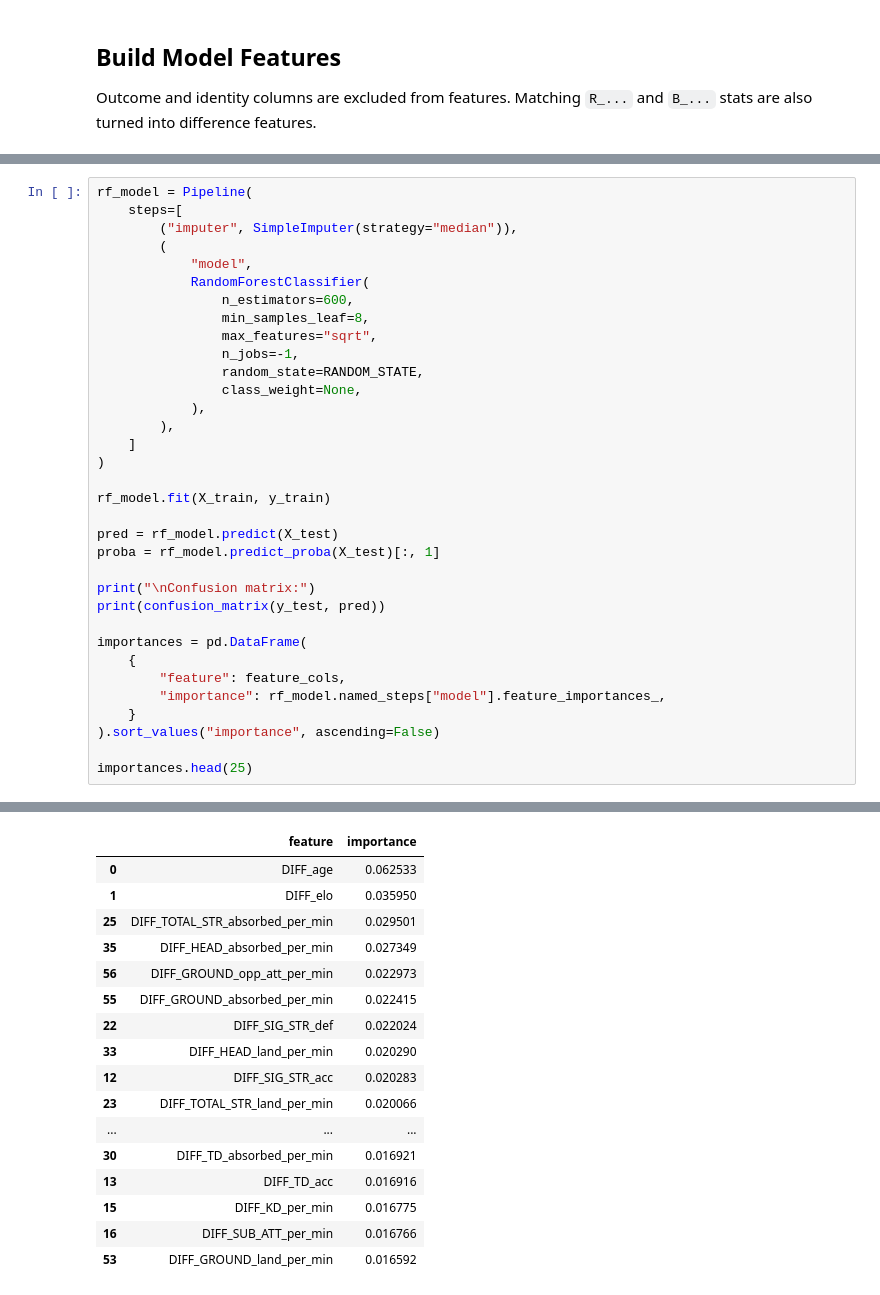
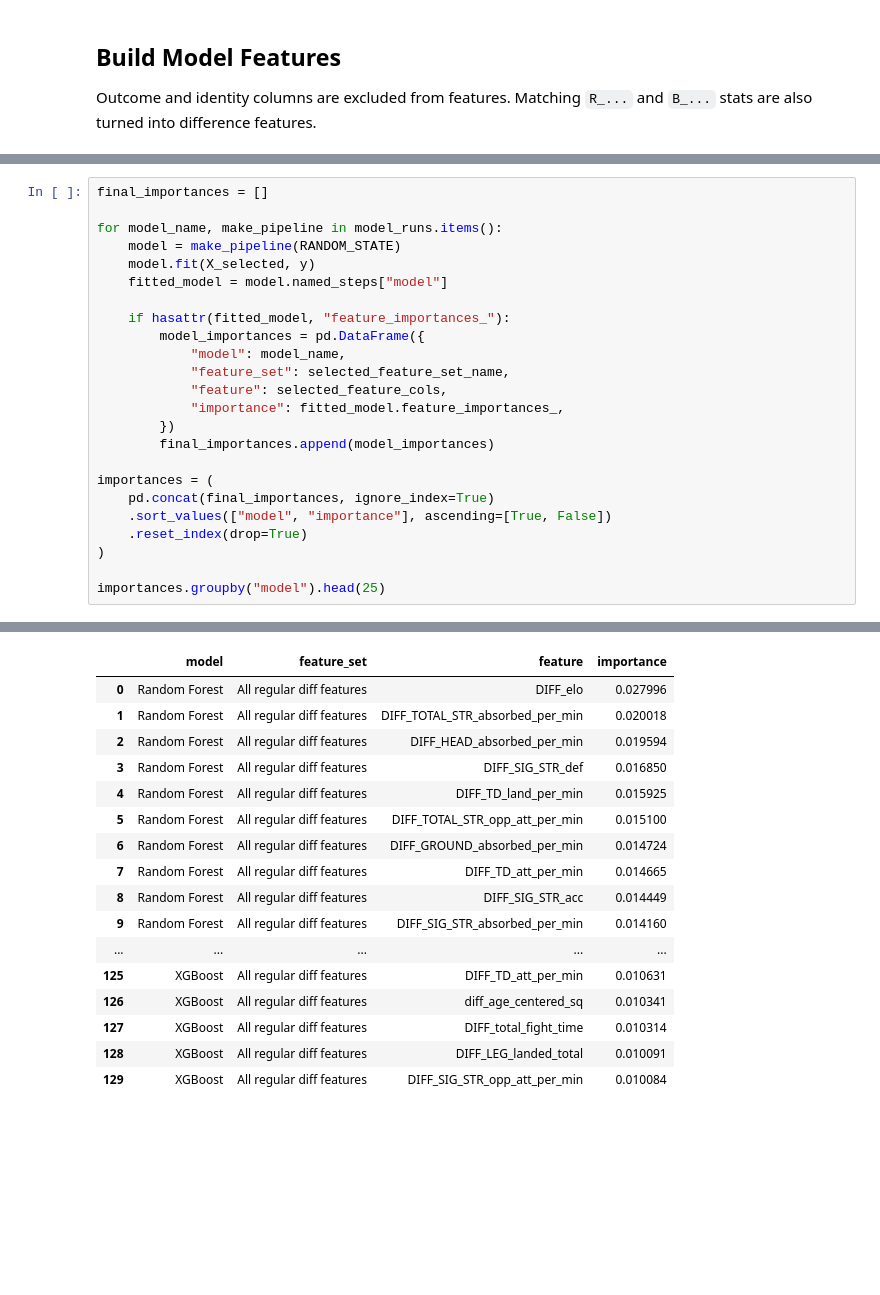
Before and after one commit to DreamingBlues/UFC-Predictions, a Jupyter notebook: winner/base_prediction.ipynb, the cells around one changed output, grey strips where cells are left out. Saved outputs shown, nothing was run; the diff lists cells and outputs as text; blank space fills up the shorter version.

Commit message:
Created Fight Prediction model

```diff
--- a/winner/base_prediction.ipynb
+++ b/winner/base_prediction.ipynb
@@ -366,35 +392,25 @@ Name: proportion, dtype: float64
 # %%
-rf_model = Pipeline(
-    steps=[
-        ("imputer", SimpleImputer(strategy="median")),
-        (
-            "model",
-            RandomForestClassifier(
-                n_estimators=600,
-                min_samples_leaf=8,
-                max_features="sqrt",
-                n_jobs=-1,
-                random_state=RANDOM_STATE,
-                class_weight=None,
-            ),
-        ),
-    ]
+final_importances = []
+
+for model_name, make_pipeline in model_runs.items():
+    model = make_pipeline(RANDOM_STATE)
+    model.fit(X_selected, y)
+    fitted_model = model.named_steps["model"]
+
+    if hasattr(fitted_model, "feature_importances_"):
+        model_importances = pd.DataFrame({
+            "model": model_name,
+            "feature_set": selected_feature_set_name,
+            "feature": selected_feature_cols,
+            "importance": fitted_model.feature_importances_,
+        })
+        final_importances.append(model_importances)
+
+importances = (
+    pd.concat(final_importances, ignore_index=True)
+    .sort_values(["model", "importance"], ascending=[True, False])
+    .reset_index(drop=True)
 )
 
-rf_model.fit(X_train, y_train)
-
-pred = rf_model.predict(X_test)
-proba = rf_model.predict_proba(X_test)[:, 1]
-
-print("\nConfusion matrix:")
-print(confusion_matrix(y_test, pred))
-
-importances = pd.DataFrame(
-    {
-        "feature": feature_cols,
-        "importance": rf_model.named_steps["model"].feature_importances_,
-    }
-).sort_values("importance", ascending=False)
-
-importances.head(25)
+importances.groupby("model").head(25)
 # %% [output]
@@ -404,17 +417,17 @@ Confusion matrix:
-|  | feature | importance |
-| 0 | DIFF_age | 0.062533 |
-| 1 | DIFF_elo | 0.035950 |
-| 25 | DIFF_TOTAL_STR_absorbed_per_min | 0.029501 |
-| 35 | DIFF_HEAD_absorbed_per_min | 0.027349 |
-| 56 | DIFF_GROUND_opp_att_per_min | 0.022973 |
-| 55 | DIFF_GROUND_absorbed_per_min | 0.022415 |
-| 22 | DIFF_SIG_STR_def | 0.022024 |
-| 33 | DIFF_HEAD_land_per_min | 0.020290 |
-| 12 | DIFF_SIG_STR_acc | 0.020283 |
-| 23 | DIFF_TOTAL_STR_land_per_min | 0.020066 |
-| ... | ... | ... |
-| 30 | DIFF_TD_absorbed_per_min | 0.016921 |
-| 13 | DIFF_TD_acc | 0.016916 |
-| 15 | DIFF_KD_per_min | 0.016775 |
-| 16 | DIFF_SUB_ATT_per_min | 0.016766 |
-| 53 | DIFF_GROUND_land_per_min | 0.016592 |
+|  | model | feature_set | feature | importance |
+| 0 | Random Forest | All regular diff features | DIFF_elo | 0.027996 |
+| 1 | Random Forest | All regular diff features | DIFF_TOTAL_STR_absorbed_per_min | 0.020018 |
+| 2 | Random Forest | All regular diff features | DIFF_HEAD_absorbed_per_min | 0.019594 |
+| 3 | Random Forest | All regular diff features | DIFF_SIG_STR_def | 0.016850 |
+| 4 | Random Forest | All regular diff features | DIFF_TD_land_per_min | 0.015925 |
+| 5 | Random Forest | All regular diff features | DIFF_TOTAL_STR_opp_att_per_min | 0.015100 |
+| 6 | Random Forest | All regular diff features | DIFF_GROUND_absorbed_per_min | 0.014724 |
+| 7 | Random Forest | All regular diff features | DIFF_TD_att_per_min | 0.014665 |
+| 8 | Random Forest | All regular diff features | DIFF_SIG_STR_acc | 0.014449 |
+| 9 | Random Forest | All regular diff features | DIFF_SIG_STR_absorbed_per_min | 0.014160 |
+| ... | ... | ... | ... | ... |
+| 125 | XGBoost | All regular diff features | DIFF_TD_att_per_min | 0.010631 |
+| 126 | XGBoost | All regular diff features | diff_age_centered_sq | 0.010341 |
+| 127 | XGBoost | All regular diff features | DIFF_total_fight_time | 0.010314 |
+| 128 | XGBoost | All regular diff features | DIFF_LEG_landed_total | 0.010091 |
+| 129 | XGBoost | All regular diff features | DIFF_SIG_STR_opp_att_per_min | 0.010084 |
```
Also changed, not shown: parts of 10 cells of this notebook, 22 other files.
